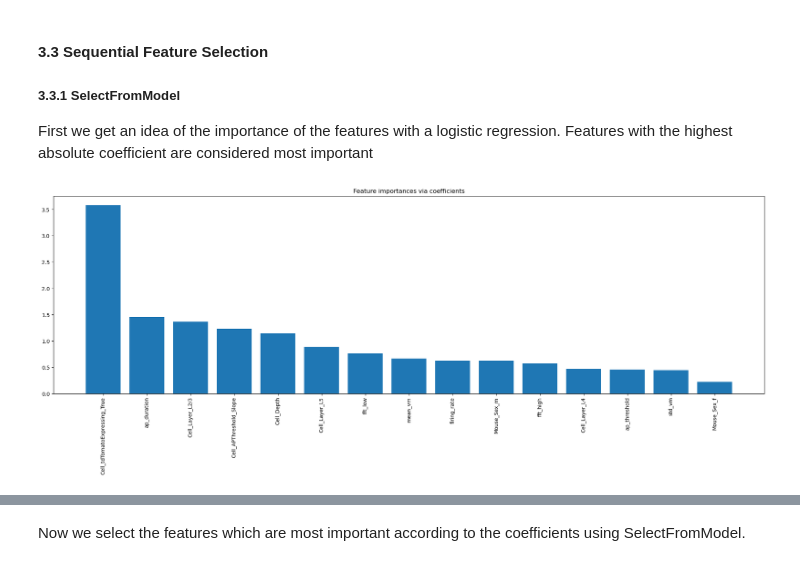
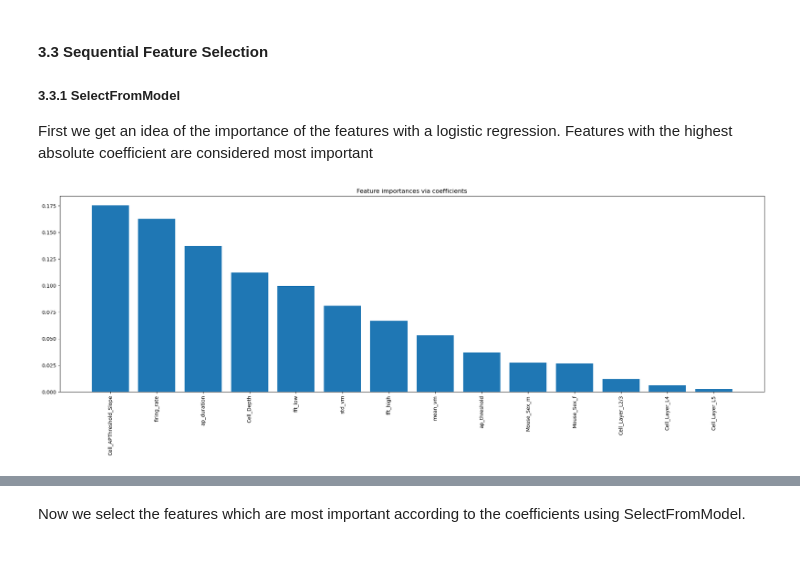
Before and after one commit to mariscoglio/bio482_cell_classifier, a Jupyter notebook: feature_selection.ipynb, the cells around one changed output, grey strips where cells are left out. Cells and saved outputs as stored; diff of their text form; code cells hidden in the pictures.

```diff
--- a/feature_selection.ipynb
+++ b/feature_selection.ipynb
@@ -43,5 +44,9 @@ In a previous notebook, we already manually selected features that should be lef
 # %%
 # Load from csv file
 data = pd.read_csv("data_ohe_scaled_constant_free_filled_withsex.csv")
+
+# Leave out Cell_tdTomatoExpressing_True column if it's still there
+if 'Cell_tdTomatoExpressing_True' in data.columns:
+    data = data.drop(columns=['Cell_tdTomatoExpressing_True'])
 data.head()
 # %% [output]
@@ -72,14 +77,14 @@ features = X_train.columns
 #### 3.1 Choosing classifier
 # %%
 # Choosing the classifier
-classifier = LogisticRegression(max_iter = 500, multi_class="multinomial", random_state=42)
-name_classifier = 'LogisticRegression' # give the name of the classifier to save the file at the end
+classifier = RandomForestClassifier(n_estimators=236, random_state=0, criterion='entropy')
+name_classifier = 'RandomForest' # give the name of the classifier to save the file at the end
 
 # Choosing the minimum number of features so consider
 min_features_to_select = 1
 
 # List of other possible classifiers :
-    # LogisticRegression(max_iter = 500, multi_class="ovr")
+    # LogisticRegression(max_iter = 500, multi_class="multinomial", random_state=42)
     # RidgeClassifier()
     # SVC(kernel="linear")
     # NuSVC(kernel="linear")
@@ -160,19 +160,19 @@ Index(['Cell_tdTomatoExpressing_True', 'Cell_Layer_L2/3', 'Cell_Layer_L5',
 First we get an idea of the importance of the features with a logistic regression. Features with the highest absolute coefficient are considered most important
 # %%
 # Choosing the classifier
-classifier = LogisticRegression(max_iter = 500, multi_class="multinomial", random_state=42)
+classifier = RandomForestClassifier(n_estimators=236, random_state=0, criterion='entropy')
 
 # Feature importance from coefficients
 importance_fit = classifier.fit(X_train, y_train)
-importance = np.abs(importance_fit.coef_)[0]
+importance = np.abs(importance_fit.feature_importances_)
 
 
 df_importance = pd.DataFrame(list(zip(features, importance)), columns =['Feature', 'Importance']).sort_values(by='Importance', ascending=False)
 
 plt.figure(figsize=(25, 7))
 plt.bar('Feature', 'Importance', data=df_importance)
 plt.title("Feature importances via coefficients")
 plt.xticks(rotation=90)
 plt.show()
 # %% [output]
-[figure, old version]
+[figure, new version]
```
Also changed, not shown: parts of 18 cells of this notebook.
